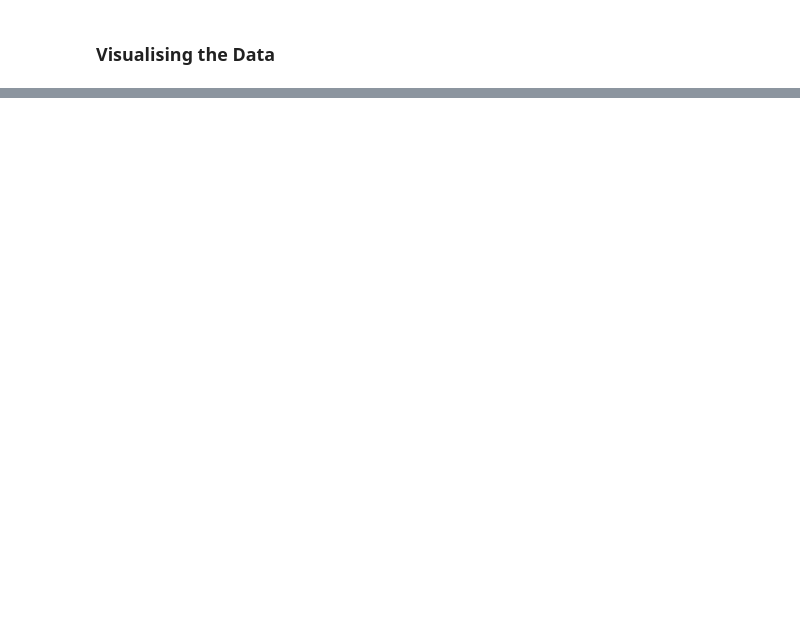
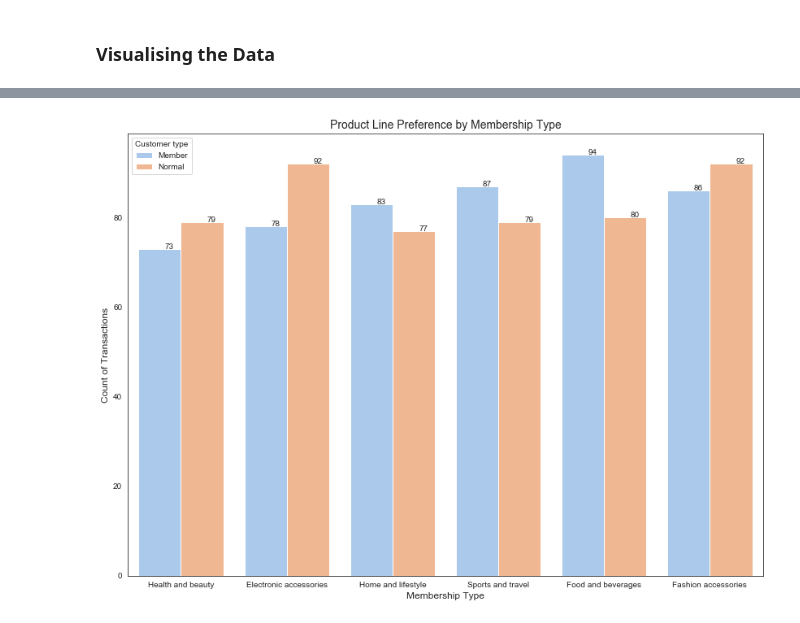
Before and after one commit to CharlottePPB/UDCPA_CharlotteMcCarthy, a Jupyter notebook: Python/UCDPA_CharlotteMcCarthy.ipynb, the cells around one changed output, grey strips where cells are left out. Saved outputs shown, nothing was run; the diff lists cells and outputs as text; code cells hidden in the pictures; blank space fills up the shorter version.

```diff
--- a/Python/UCDPA_CharlotteMcCarthy.ipynb
+++ b/Python/UCDPA_CharlotteMcCarthy.ipynb
@@ -130,0 +110,13 @@ plt.show()
+# %%
+plt.figure(figsize=(14,10))
+ax = sns.countplot(x='Product line', hue='Customer type', data=data , palette = 'pastel')
+ax.set_xlabel("Membership Type", fontsize = 12)
+ax.set_ylabel("Count of Transactions", fontsize = 12)
+ax.set_title("Product Line Preference by Membership Type", fontsize = 14)
+
+for p in ax.patches:
+   ax.annotate((p.get_height()), (p.get_x()+0.25, p.get_height()+0.01))
+
+plt.savefig('../data/charts/product-line-preference-member-type.png')
+# %% [output]
+[figure, added]
```
Also changed, not shown: parts of 10 cells of this notebook, 7 other files.
